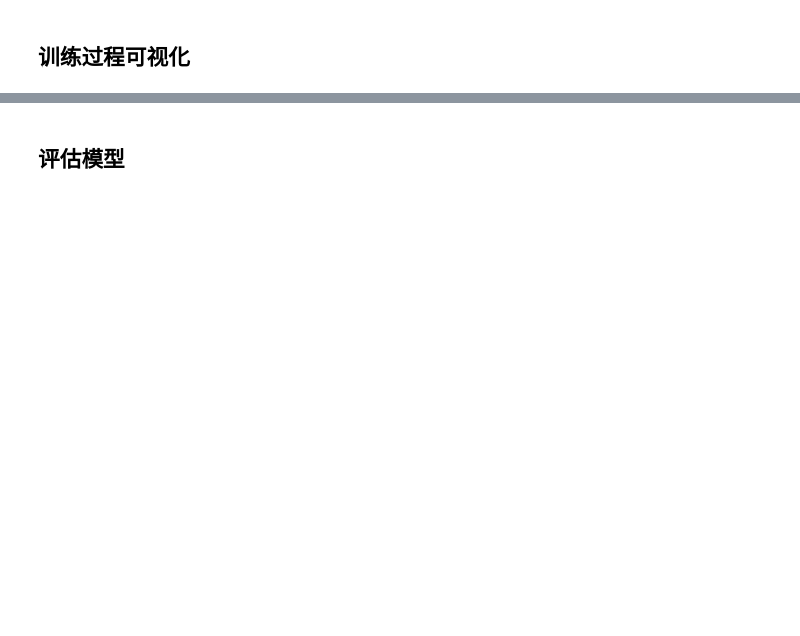
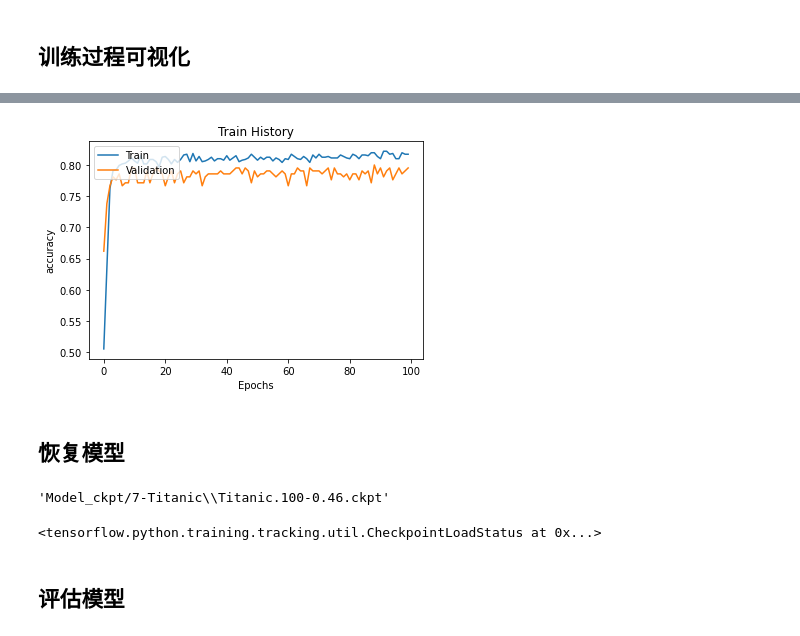
Before and after one commit to PhoenixNest/Hello-Tensorflow, a Jupyter notebook: Course/1.0/Example/7-Titanic.ipynb, the cells around one changed output, grey strips where cells are left out. Drawn from its saved outputs; the diff is of its cells as text; code cells hidden in the pictures; blank space fills up the shorter version.

```diff
--- a/Course/1.0/Example/7-Titanic.ipynb
+++ b/Course/1.0/Example/7-Titanic.ipynb
@@ -208,7 +208,7 @@ def prepare_data(df_data):
     # ----------------------------------------------------------------------------------------
     # 对特征数据列进行归一化（缩小差异区间至0~1）处理
     # 利用sklearn封装API特征值标准化
-    minmax_scale = preprocessing.MinMaxScaler(feature_range={0, 1})
+    minmax_scale = preprocessing.MinMaxScaler(feature_range=(0, 1))
     norm_features = minmax_scale.fit_transform(features)
 
     return norm_features, label
@@ -287,0 +301,22 @@ model.compile(optimizer=tf.keras.optimizers.Adam(0.003),
+# %%
+log_dir = "Log/7-Titanic"
+checkpoint_path = "Model_ckpt/7-Titanic/Titanic.{epoch:02d}-{val_loss:.2f}.ckpt"
+checkpoint_dir = os.path.dirname(checkpoint_path)
+
+# 设置回调参数
+callbacks = [
+    tf.keras.callbacks.TensorBoard(log_dir=log_dir,
+                                   # 直方图频率
+                                   histogram_freq=2),
+    # 模型检查点
+    tf.keras.callbacks.ModelCheckpoint(filepath=checkpoint_path,
+                                       # 只保存模型权重值，但恢复时需先建立一个与存储模型相同的模型
+                                       # 若该值为False，则会连带初始模型一起进行打包存储，则在恢复时无需先建立模型
+                                       save_weights_only=True,
+                                       # 显示模式，是否显示保存点信息
+                                       # 0：不显示
+                                       # 1：显示
+                                       verbose=1,
+                                       # 保存周期，此处代表每5个周期保存一次
+                                       period=5)
+]
@@ -293,8 +330,8 @@ train_history = model.fit(x=x_train,  # 训练数据
                           epochs=100,  # 训练迭代次数
                           batch_size=40,  # 批次大小
                           validation_split=0.2,  # 验证集占比
+                          callbacks=callbacks,  # 模型回调函数
                           verbose=2,  # 训练过程的日志显示，
-                          # verbose=2
                           # 0：不在标准输出流输出日志信息
                           # 1：输出进度条显示
                           # 2：每个epoch输出一行记录
@@ -322,5 +399,19 @@ show_train_history(train_history, "loss", "val_loss")
 # %%
-show_train_history(train_history, "acc", "val_acc")
+show_train_history(train_history, "accuracy", "val_accuracy")
+# %% [output]
+[figure, added]
+# %% [markdown]
+## 恢复模型
+# %%
+latest = tf.train.latest_checkpoint(checkpoint_dir)
+
+latest
+# %% [output]
+'Model_ckpt/7-Titanic\\Titanic.100-0.46.ckpt'
+# %%
+model.load_weights(latest)
+# %% [output]
+<tensorflow.python.training.tracking.util.CheckpointLoadStatus at 0x...>
 # %% [markdown]
 ## 评估模型
 # %%
```
Also changed, not shown: parts of 21 cells of this notebook, 3 other files.
